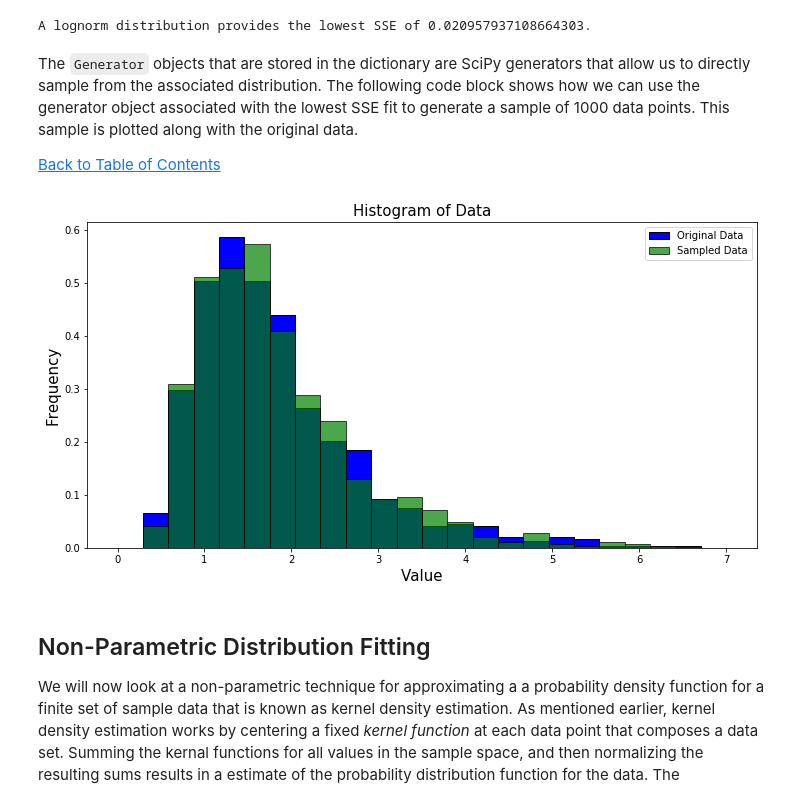
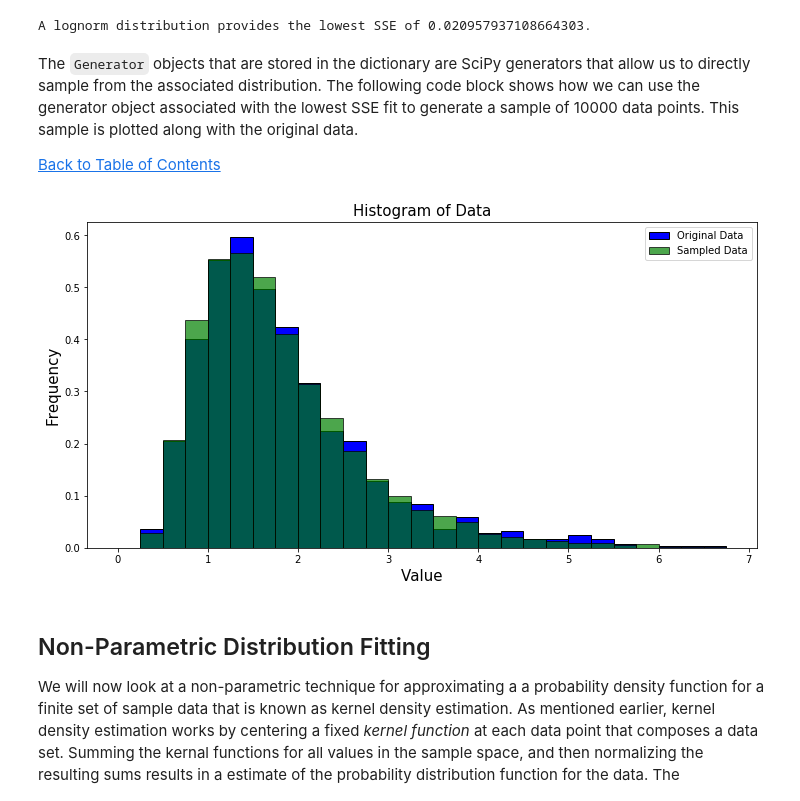
Before and after one commit to nkfreeman/Python_Tutorials, a Jupyter notebook: 6-Distribution_Fitting/Distribution_Fitting.ipynb, the cells around one changed output. Cells and saved outputs as stored; diff of their text form; code cells hidden in the pictures.

```diff
--- a/6-Distribution_Fitting/Distribution_Fitting.ipynb
+++ b/6-Distribution_Fitting/Distribution_Fitting.ipynb
@@ -452,35 +449,35 @@ print(f"A {fit_data[0]['Name']} distribution provides the lowest SSE of {fit_dat
 # %% [output]
 A lognorm distribution provides the lowest SSE of 0.020957937108664303.
 # %% [markdown]
-The `Generator` objects that are stored in the dictionary are SciPy generators that allow us to directly sample from the associated distribution. The following code block shows how we can use the generator object associated with the lowest SSE fit to generate a sample of 1000 data points. This sample is plotted along with the original data.
+The `Generator` objects that are stored in the dictionary are SciPy generators that allow us to directly sample from the associated distribution. The following code block shows how we can use the generator object associated with the lowest SSE fit to generate a sample of 10000 data points. This sample is plotted along with the original data.
 
 [Back to Table of Contents](#Table_of_Contents)<br>
 # %%
-my_sample = fit_data[0]['Generator'].rvs(1000)
+my_sample = fit_data[0]['Generator'].rvs(10000)
 
 fig, ax = plt.subplots(1, 1, figsize = (12, 6))
 
 ax.hist(data,
         density = True,
-        bins = np.linspace(0, 7, 25),
+        bins = np.arange(0, 7, 0.25),
         edgecolor = 'k',
         color = 'b',
         label = 'Original Data')
 ax.hist(my_sample,
         density = True,
-        bins = np.linspace(0, 7, 25),
+        bins = np.arange(0, 7, 0.25),
         alpha = 0.7,
         edgecolor = 'k',
         color = 'g',
         label = 'Sampled Data')
 ax.set_xlabel('Value', fontsize = 15)
 ax.set_ylabel('Frequency', fontsize = 15)
 ax.legend()
 ax.set_title('Histogram of Data', fontsize = 15)
 
 plt.show()
 # %% [output]
-[figure, old version]
+[figure, new version]
 # %% [markdown]
 ## Non-Parametric Distribution Fitting
 <a id="nonParametric_Distribution_Fitting"> </a>
```
Also changed, not shown: parts of 32 cells of this notebook.
